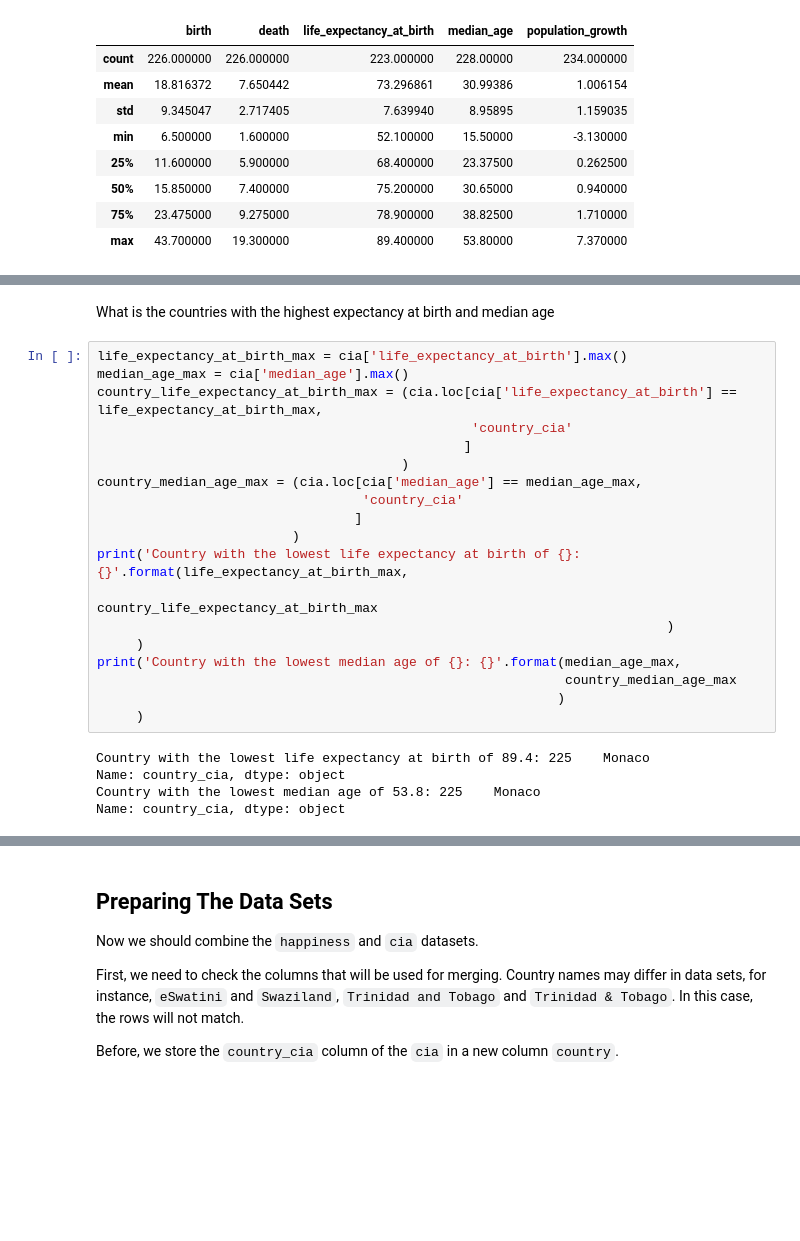
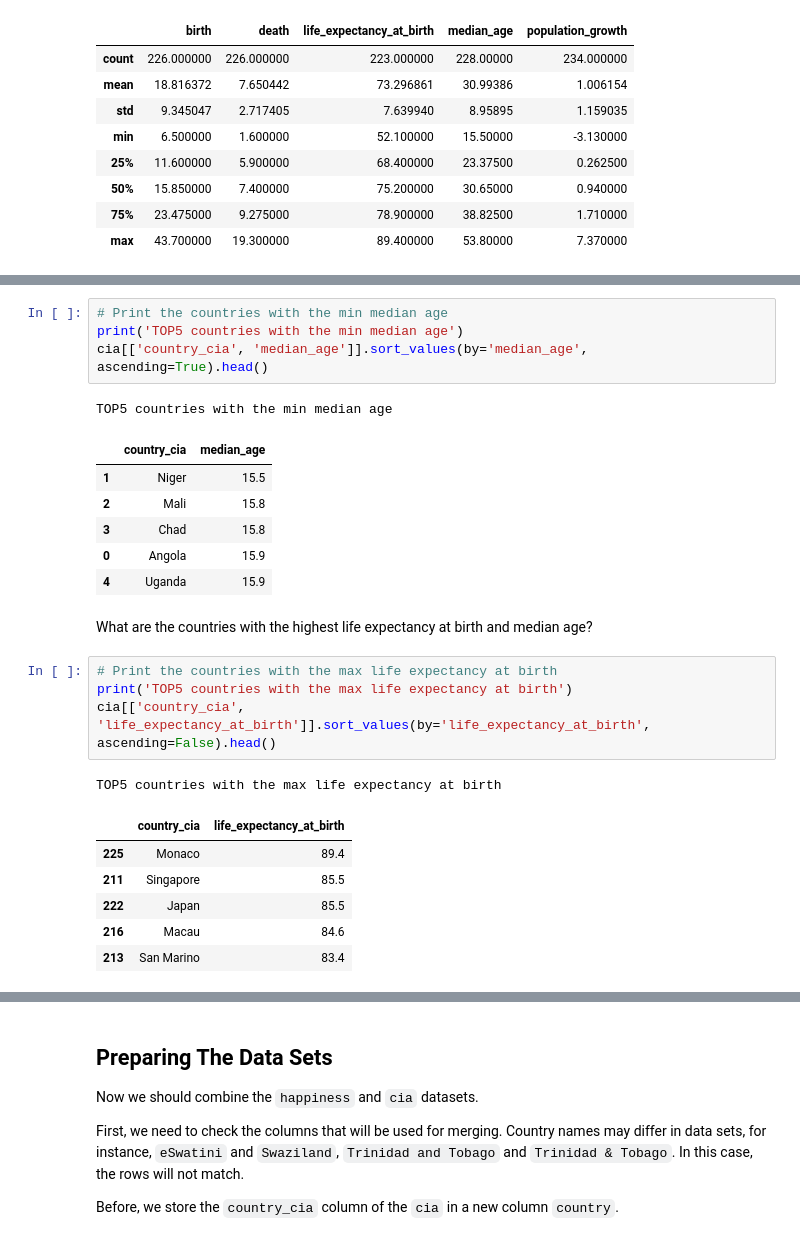
Before and after one commit to chupstee/data.sugar, a Jupyter notebook: 00002_world_happiness/world_happiness.when.age.ipynb, the cells around one changed output, grey strips where cells are left out. Saved outputs shown, nothing was run; the diff lists cells and outputs as text; blank space fills up the shorter version.

```diff
--- a/00002_world_happiness/world_happiness.when.age.ipynb
+++ b/00002_world_happiness/world_happiness.when.age.ipynb
@@ -236,26 +231,26 @@ Name: country_cia, dtype: object
+# %%
+# Print the countries with the min median age
+print('TOP5 countries with the min median age')
+cia[['country_cia', 'median_age']].sort_values(by='median_age', ascending=True).head()
+# %% [output]
+TOP5 countries with the min median age
+|  | country_cia | median_age |
+| 1 | Niger | 15.5 |
+| 2 | Mali | 15.8 |
+| 3 | Chad | 15.8 |
+| 0 | Angola | 15.9 |
+| 4 | Uganda | 15.9 |
 # %% [markdown]
-What is the countries with the highest expectancy at birth and median age
+What are the countries with the highest life expectancy at birth and median age?
-# %%
-life_expectancy_at_birth_max = cia['life_expectancy_at_birth'].max()
-median_age_max = cia['median_age'].max()
-country_life_expectancy_at_birth_max = (cia.loc[cia['life_expectancy_at_birth'] == life_expectancy_at_birth_max,
-                                                'country_cia'
-                                               ]
-                                       )
-country_median_age_max = (cia.loc[cia['median_age'] == median_age_max,
-                                  'country_cia'
-                                 ]
-                         )
-print('Country with the lowest life expectancy at birth of {}: {}'.format(life_expectancy_at_birth_max,
-                                                                          country_life_expectancy_at_birth_max
-                                                                         )
-     )
-print('Country with the lowest median age of {}: {}'.format(median_age_max,
-                                                            country_median_age_max
-                                                           )
-     )
-# %% [output]
-Country with the lowest life expectancy at birth of 89.4: 225    Monaco
-Name: country_cia, dtype: object
-Country with the lowest median age of 53.8: 225    Monaco
-Name: country_cia, dtype: object
+# %%
+# Print the countries with the max life expectancy at birth
+print('TOP5 countries with the max life expectancy at birth')
+cia[['country_cia', 'life_expectancy_at_birth']].sort_values(by='life_expectancy_at_birth', ascending=False).head()
+# %% [output]
+TOP5 countries with the max life expectancy at birth
+|  | country_cia | life_expectancy_at_birth |
+| 225 | Monaco | 89.4 |
+| 211 | Singapore | 85.5 |
+| 222 | Japan | 85.5 |
+| 216 | Macau | 84.6 |
+| 213 | San Marino | 83.4 |
```
Also changed, not shown: parts of 26 cells of this notebook.
